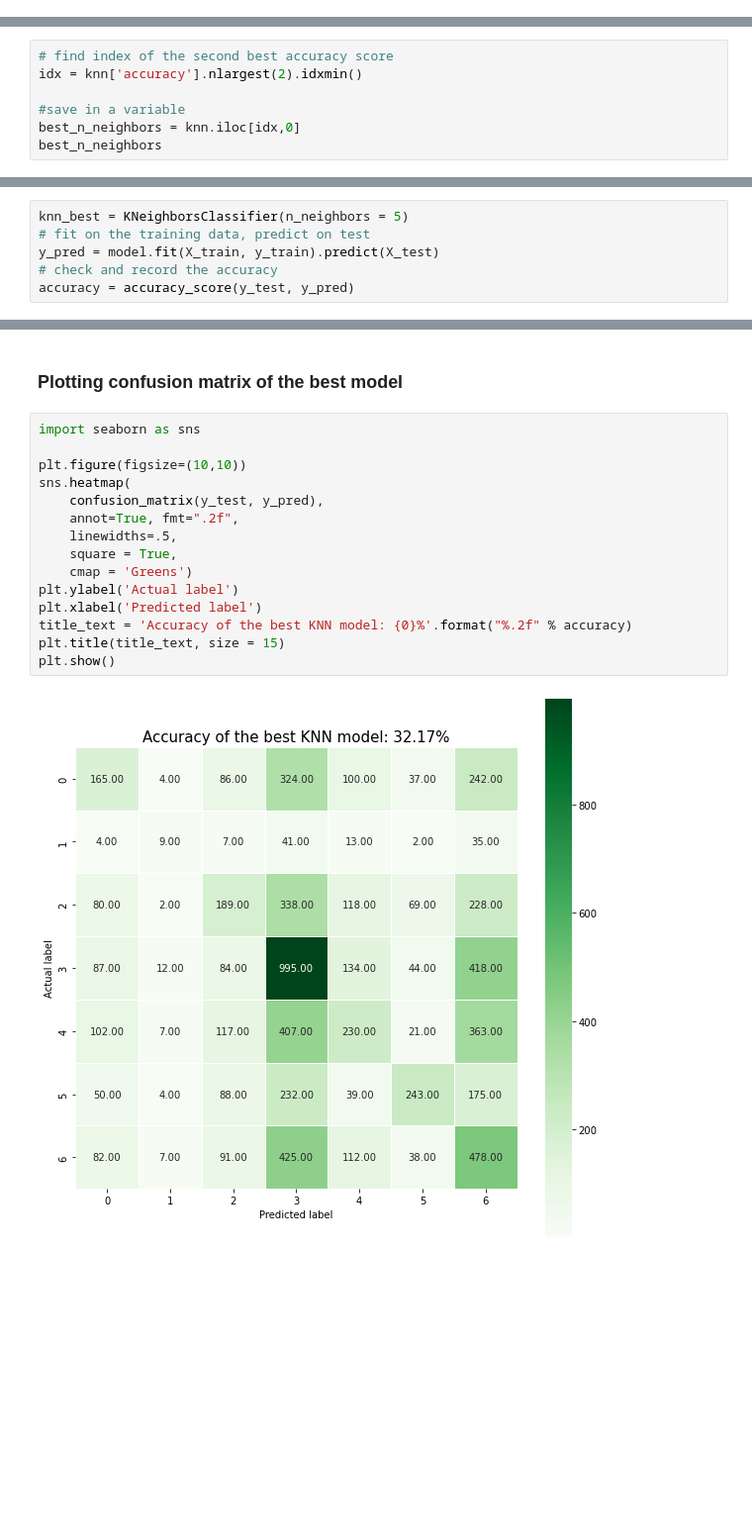
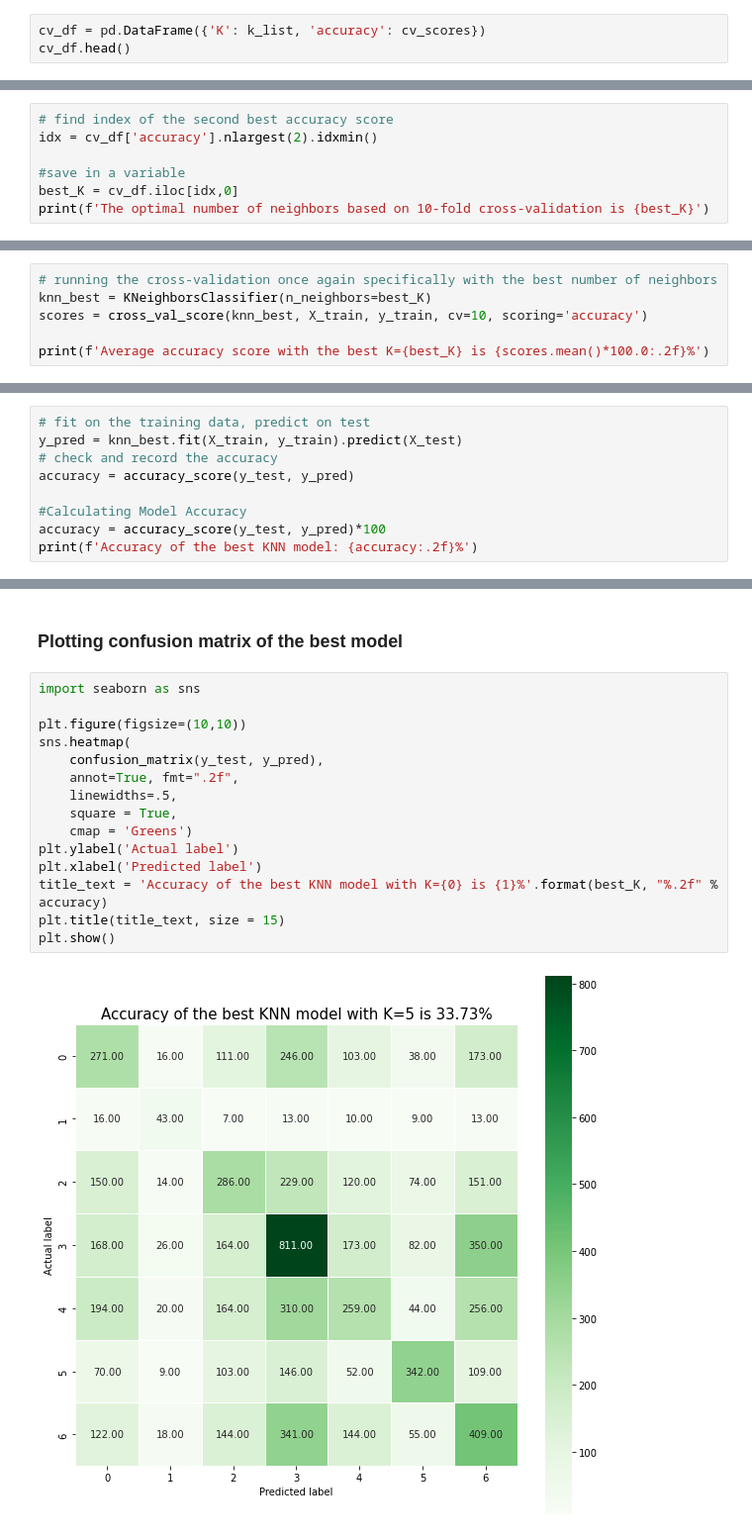
Before and after one commit to chikakoto/facial-expression-recognition, a Jupyter notebook: notebooks/ivan/5.0_im_KNN.ipynb, the cells around one changed output, grey strips where cells are left out. Shown at 99% size. Saved outputs shown, nothing was run; the diff lists cells and outputs as text; blank space fills up the shorter version.

Commit message:
added 10-fold cross-validation

```diff
--- a/notebooks/ivan/5.0_im_KNN.ipynb
+++ b/notebooks/ivan/5.0_im_KNN.ipynb
@@ -164,0 +189,3 @@ plt.show()
+# %%
+cv_df = pd.DataFrame({'K': k_list, 'accuracy': cv_scores})
+cv_df.head()
@@ -165,8 +199,8 @@ plt.show()
 # %%
 # find index of the second best accuracy score
-idx = knn['accuracy'].nlargest(2).idxmin()
+idx = cv_df['accuracy'].nlargest(2).idxmin()
 
 #save in a variable
-best_n_neighbors = knn.iloc[idx,0]
-best_n_neighbors
+best_K = cv_df.iloc[idx,0]
+print(f'The optimal number of neighbors based on 10-fold cross-validation is {best_K}')
 # %% [output]
@@ -173,0 +208,6 @@ best_n_neighbors
+# %%
+# running the cross-validation once again specifically with the best number of neighbors
+knn_best = KNeighborsClassifier(n_neighbors=best_K)
+scores = cross_val_score(knn_best, X_train, y_train, cv=10, scoring='accuracy')
+
+print(f'Average accuracy score with the best K={best_K} is {scores.mean()*100.0:.2f}%')
@@ -174,6 +216,9 @@ best_n_neighbors
 # %%
-knn_best = KNeighborsClassifier(n_neighbors = 5)
 # fit on the training data, predict on test
-y_pred = model.fit(X_train, y_train).predict(X_test)
+y_pred = knn_best.fit(X_train, y_train).predict(X_test)
 # check and record the accuracy
 accuracy = accuracy_score(y_test, y_pred)
+
+#Calculating Model Accuracy
+accuracy = accuracy_score(y_test, y_pred)*100
+print(f'Accuracy of the best KNN model: {accuracy:.2f}%')
@@ -188,17 +229,17 @@ Accuracy of the best KNN model: 32.17%
 # %%
 import seaborn as sns
 
 plt.figure(figsize=(10,10))
 sns.heatmap(
     confusion_matrix(y_test, y_pred),
     annot=True, fmt=".2f",
     linewidths=.5,
     square = True,
     cmap = 'Greens')
 plt.ylabel('Actual label')
 plt.xlabel('Predicted label')
-title_text = 'Accuracy of the best KNN model: {0}%'.format("%.2f" % accuracy)
+title_text = 'Accuracy of the best KNN model with K={0} is {1}%'.format(best_K, "%.2f" % accuracy)
 plt.title(title_text, size = 15)
 plt.show()
 # %% [output]
-[figure, old version]
+[figure, new version]
```
Also changed, not shown: parts of 10 cells of this notebook.
